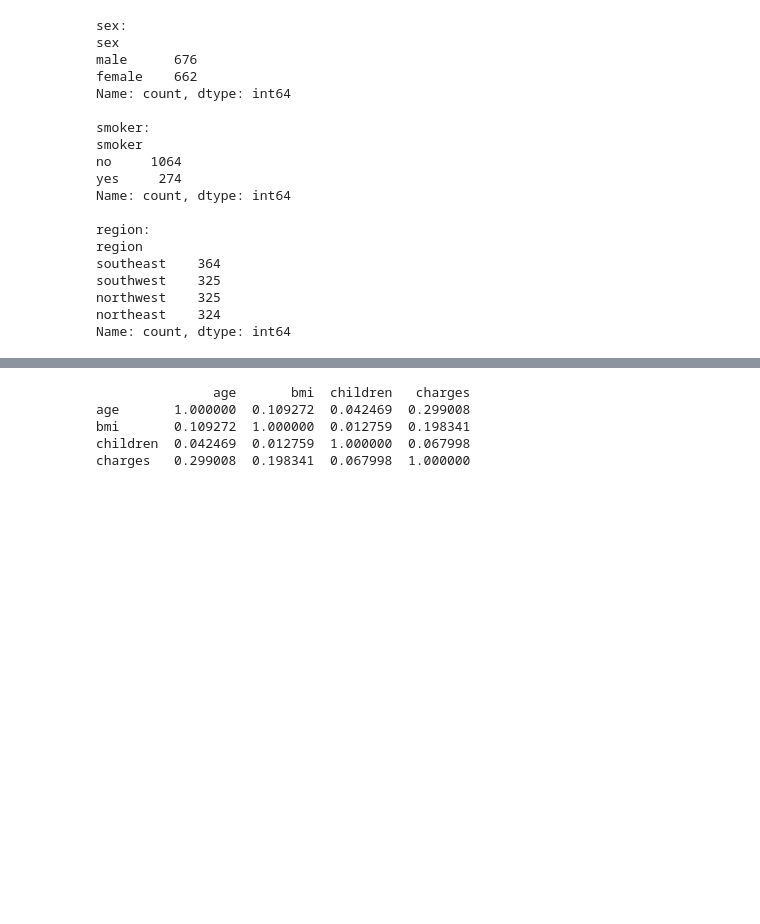
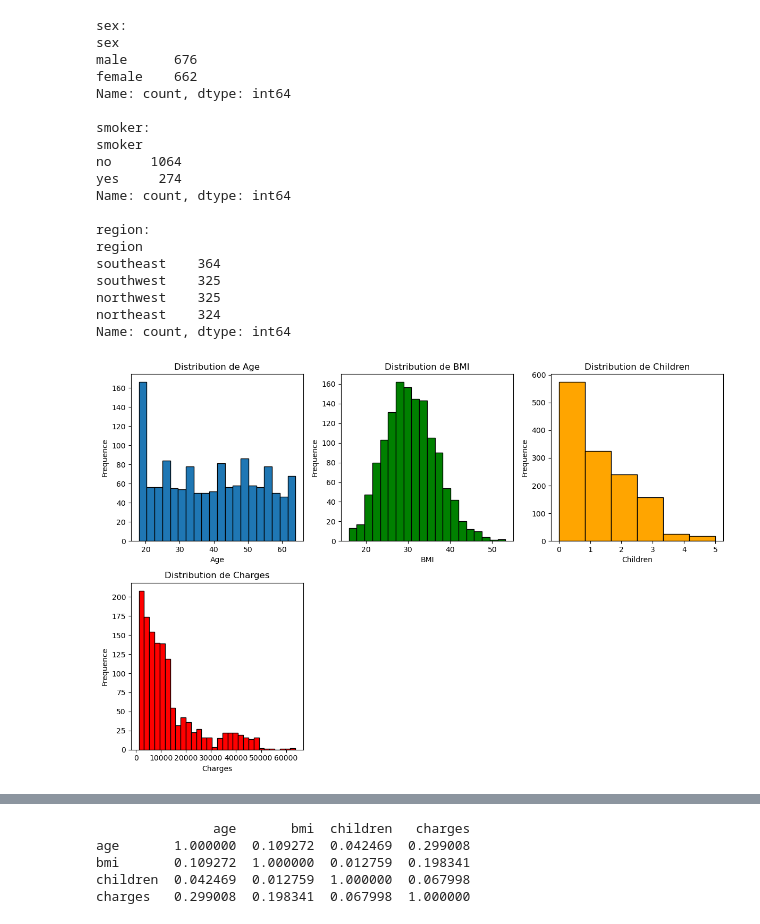
Before and after one commit to azddineharchaoui/predicteur, a Jupyter notebook: data_analysis.ipynb, the cells around one changed output, grey strips where cells are left out. Cells and saved outputs as stored; diff of their text form; code cells hidden in the pictures; blank space fills up the shorter version.

```diff
--- a/data_analysis.ipynb
+++ b/data_analysis.ipynb
@@ -130,3 +130,34 @@ southwest    325
 northwest    325
 northeast    324
 Name: count, dtype: int64
+# %%
+plt.figure(figsize=(12, 8))
+
+plt.subplot(2, 3, 1)
+plt.hist(df['age'], bins=20, edgecolor='black')
+plt.xlabel('Age')
+plt.ylabel('Frequence')
+plt.title('Distribution de Age')
+
+plt.subplot(2, 3, 2)
+plt.hist(df['bmi'], bins=20, edgecolor='black', color='green')
+plt.xlabel('BMI')
+plt.ylabel('Frequence')
+plt.title('Distribution de BMI')
+
+plt.subplot(2, 3, 3)
+plt.hist(df['children'], bins=6, edgecolor='black', color='orange')
+plt.xlabel('Children')
+plt.ylabel('Frequence')
+plt.title('Distribution de Children')
+
+plt.subplot(2, 3, 4)
+plt.hist(df['charges'], bins=30, edgecolor='black', color='red')
+plt.xlabel('Charges')
+plt.ylabel('Frequence')
+plt.title('Distribution de Charges')
+
+plt.tight_layout()
+plt.show()
+# %% [output]
+[figure, added]
```
Also changed, not shown: parts of 20 cells of this notebook.
